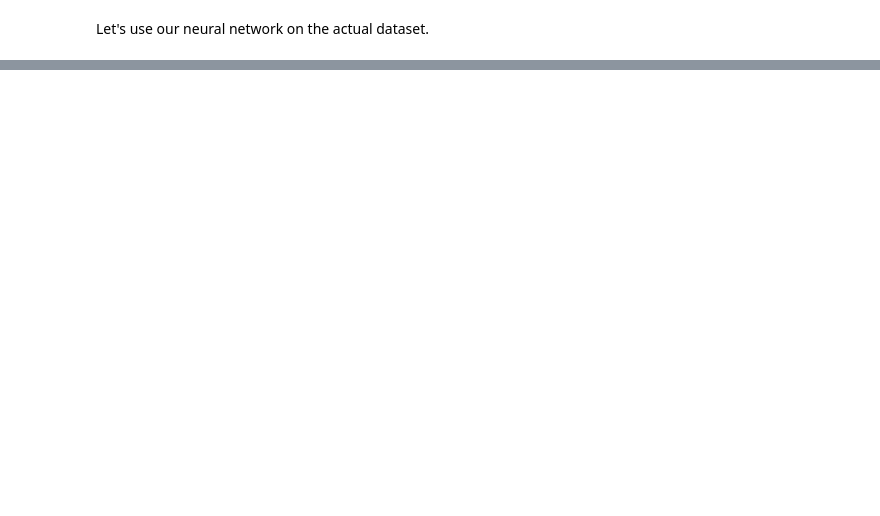
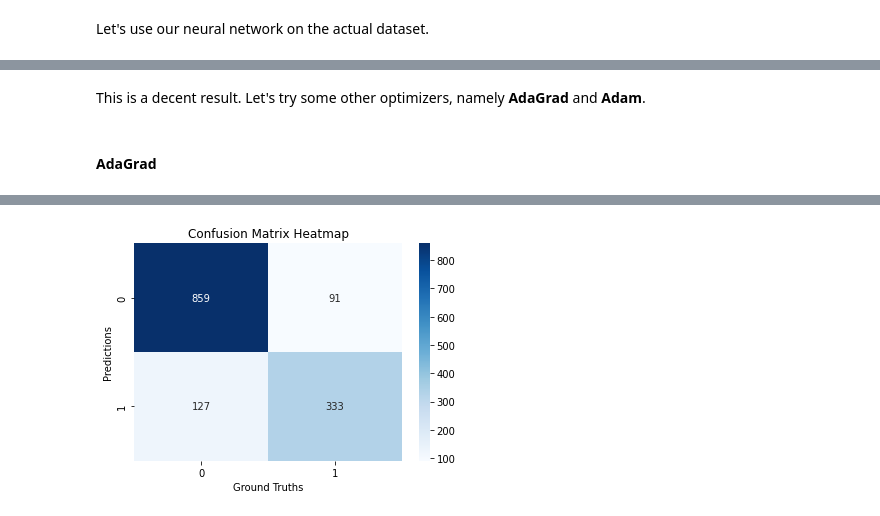
Before and after one commit to JakobSkornik/covid19-admission, a Jupyter notebook: main.ipynb, the cells around one changed output, grey strips where cells are left out. Drawn from its saved outputs; the diff is of its cells as text; code cells hidden in the pictures; blank space fills up the shorter version.

```diff
--- a/main.ipynb
+++ b/main.ipynb
@@ -520,0 +516,23 @@ AttributeError: module 'src.utilities' has no attribute 'visualize_custom'
+# %% [markdown]
+This is a decent result. Let's try some other optimizers, namely **AdaGrad** and **Adam**.
+# %% [markdown]
+#### AdaGrad
+# %%
+# Create a neural network
+adagrad128_covid = BasicNeuralNetwork(
+    input_size=X.shape[1],
+    output_size=2,
+    iterations=2500,
+    logs=True,
+    log_frequency=250,
+    alpha=0.01,
+    alpha_decay=0.0001,
+    layer_size=128,
+    optimizer="adagrad"
+)
+
+adagrad128_covid.train(X, y)
+adagrad128_covid_confusion_matrix = evaluate_custom(X, y, adagrad128_covid)
+
+visualize_custom(adagrad128_covid_confusion_matrix)
+# %% [output]
@@ -520,0 +556 @@ AttributeError: module 'src.utilities' has no attribute 'visualize_custom'
+[figure, added]
```
Also changed, not shown: parts of 88 cells of this notebook, 4 other files.
